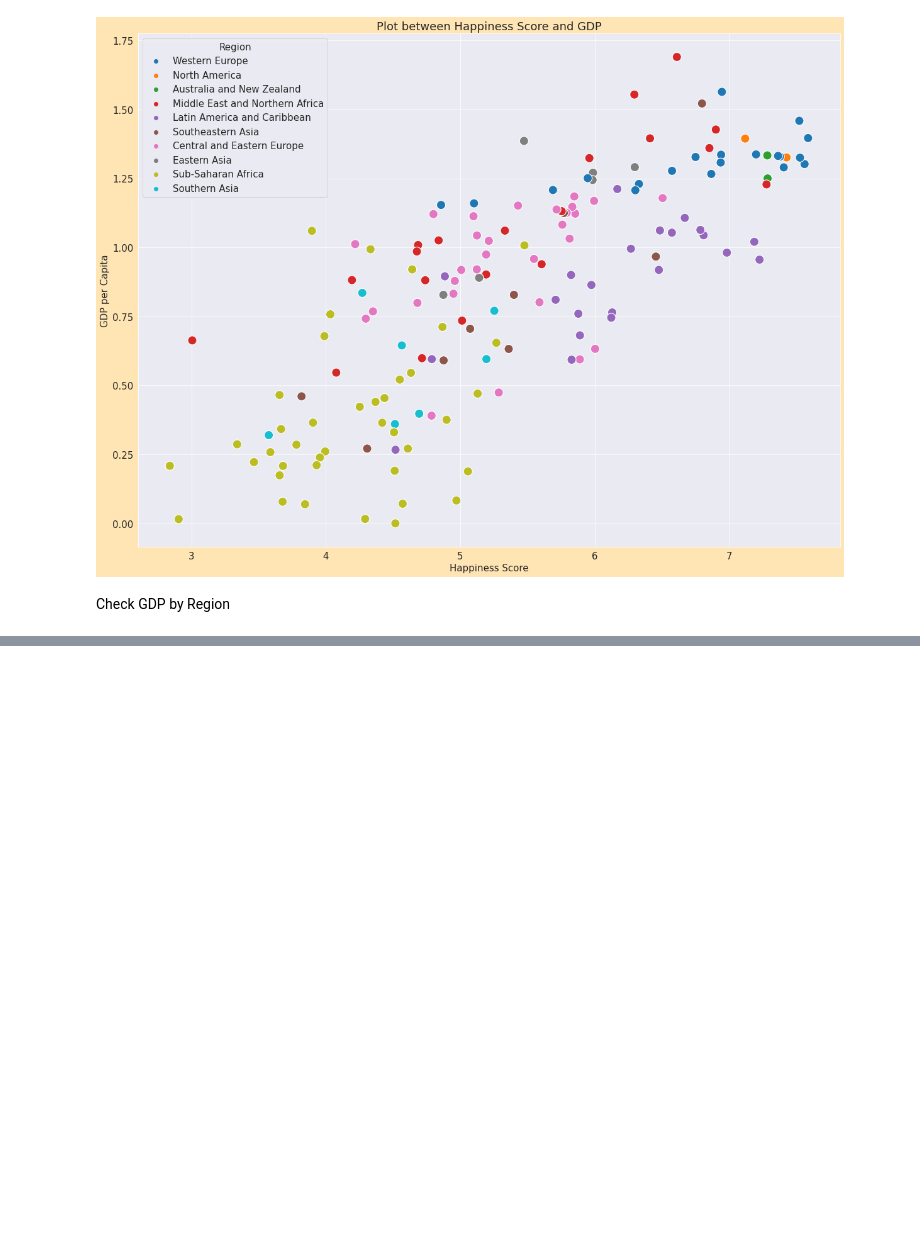
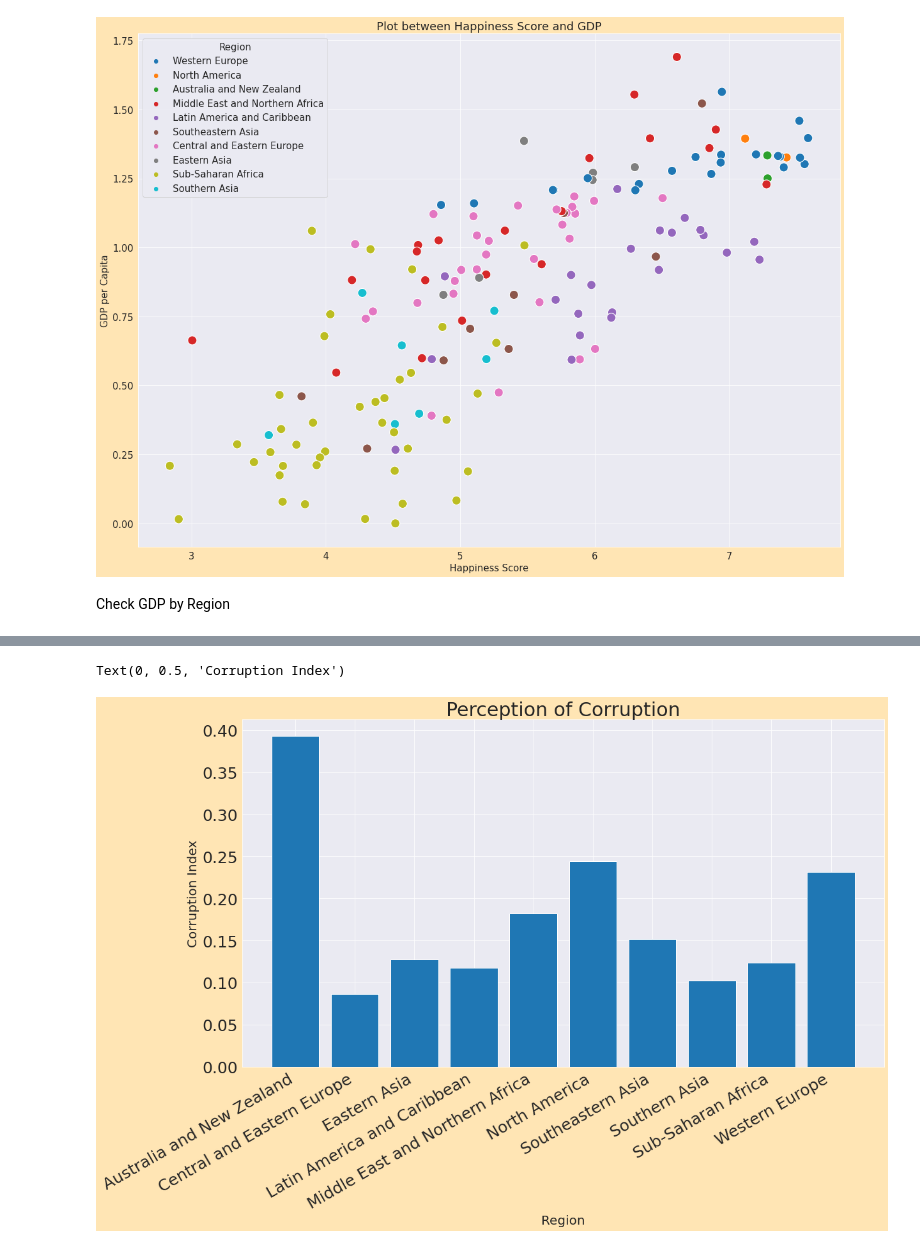
Before and after one commit to AndreaOgoke/AndreaOgoke, a Jupyter notebook: Copy_of_Project.ipynb, the cells around one changed output, grey strips where cells are left out. Saved outputs shown, nothing was run; the diff lists cells and outputs as text; code cells hidden in the pictures; blank space fills up the shorter version.

```diff
--- a/Copy_of_Project.ipynb
+++ b/Copy_of_Project.ipynb
@@ -101,0 +154,4 @@ Text(0, 0.5, '')
+# %%
+
+corruption = happiness_data.groupby('Region')[['Trust (Government Corruption)']].mean()
+corruption
@@ -101,0 +171,11 @@ Text(0, 0.5, '')
+# %%
+def
+plt.rcParams['figure.figsize'] =(18,10)
+plt.title('Perception of Corruption')
+plt.bar(corruption.index,corruption['Trust (Government Corruption)'])
+plt.xticks(rotation=30, ha = 'right')
+plt.xlabel('Region', fontsize = 20)
+plt.ylabel('Corruption Index', fontsize = 20)
+# %% [output]
+Text(0, 0.5, 'Corruption Index')
+[figure, added]
```
Also changed, not shown: parts of 12 cells of this notebook.
